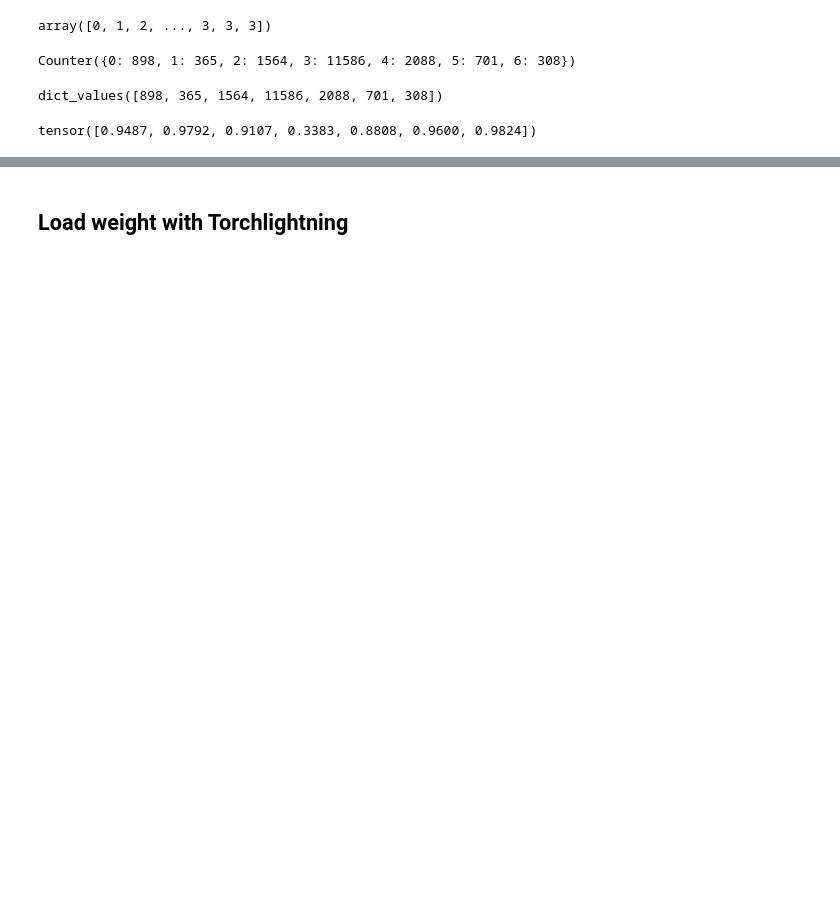
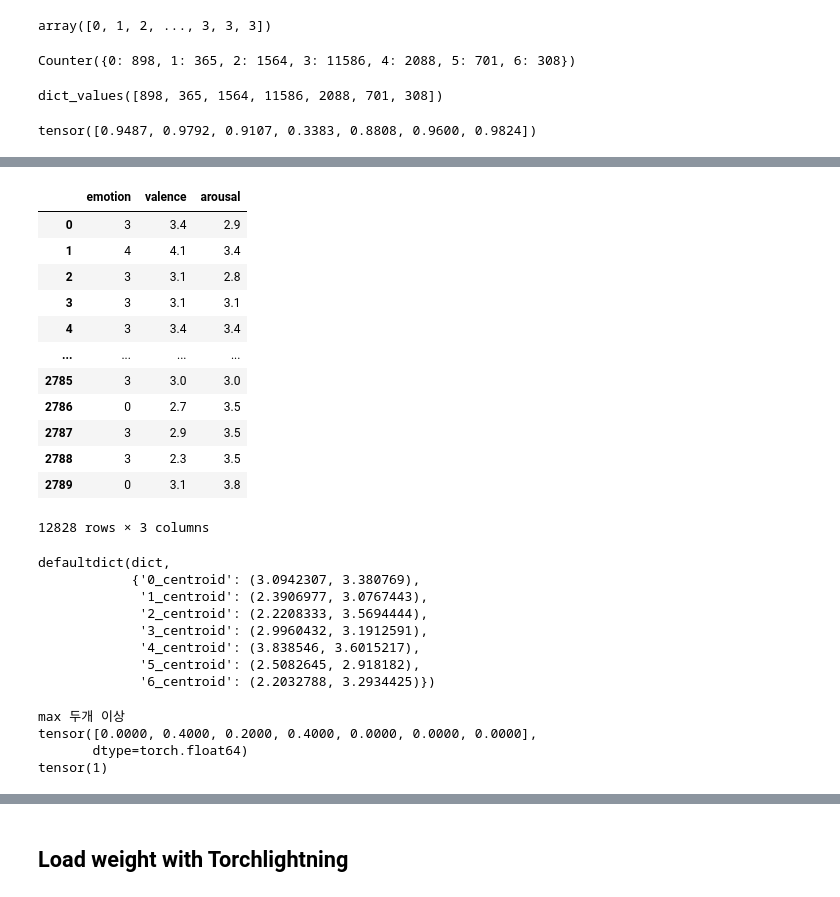
Before and after one commit to 1pha/MulitmodalERC-TensorMixerNetwork, a Jupyter notebook: modeling.ipynb, the cells around one changed output, grey strips where cells are left out. Drawn from its saved outputs; the diff is of its cells as text; code cells hidden in the pictures; blank space fills up the shorter version.

```diff
--- a/modeling.ipynb
+++ b/modeling.ipynb
@@ -163 +348,63 @@ tensor([0.9487, 0.9792, 0.9107, 0.3383, 0.8808, 0.9600, 0.9824])
+# %%
+# get centroid
+import logging
+import hydra
+import pandas as pd
+
+
+import torch.nn as  nn
+
+from torch.utils.data import DataLoader
+from datasets import load_from_disk
+
+import erc
+
+train_dataset = load_from_disk("/home/hoesungryu/etri-erc/kemdy20_train4")
+valid_dataset = load_from_disk("/home/hoesungryu/etri-erc/kemdy20_valid4")
+
+
+def dataset2df(dataset, columns = ['emotion','valence','arousal']):
+    df = pd.DataFrame()
+    for column in columns:
+        df[column] = dataset[column]
+    return df
+
+train_df = dataset2df(train_dataset)
+valid_df = dataset2df(valid_dataset)
+
+total_df = pd.concat([train_df,valid_df], axis=0)
+display(total_df)
+# Get Centroid ...
+from collections import defaultdict
+
+emotion_va_dict = defaultdict(dict)
+
+for emotion_idx in range(0,7):
+    valence = total_df[total_df['emotion']==emotion_idx]['valence'].mean()
+    arousal = total_df[total_df['emotion']==emotion_idx]['arousal'].mean()
+    # print()
+    emotion_va_dict[f'{emotion_idx}_centroid'] = (valence, arousal)
+emotion_va_dict
+# %% [output]
+|  | emotion | valence | arousal |
+| 0 | 3 | 3.4 | 2.9 |
+| 1 | 4 | 4.1 | 3.4 |
+| 2 | 3 | 3.1 | 2.8 |
+| 3 | 3 | 3.1 | 3.1 |
+| 4 | 3 | 3.4 | 3.4 |
+| ... | ... | ... | ... |
+| 2785 | 3 | 3.0 | 3.0 |
+| 2786 | 0 | 2.7 | 3.5 |
+| 2787 | 3 | 2.9 | 3.5 |
+| 2788 | 3 | 2.3 | 3.5 |
+| 2789 | 0 | 3.1 | 3.8 |
+12828 rows × 3 columns
+defaultdict(dict,
+            {'0_centroid': (3.0942307, 3.380769),
+             '1_centroid': (2.3906977, 3.0767443),
+             '2_centroid': (2.2208333, 3.5694444),
+             '3_centroid': (2.9960432, 3.1912591),
+             '4_centroid': (3.838546, 3.6015217),
+             '5_centroid': (2.5082645, 2.918182),
+             '6_centroid': (2.2032788, 3.2934425)})
 # %%
@@ -182,0 +484,16 @@ preprocess: bool = True
+# %%
+for batch in ds:
+    tmp_emotion = torch.tensor(batch['emotion'].astype(float))
+    deuce_mask = (tmp_emotion == tmp_emotion.max())
+    if len(tmp_emotion[deuce_mask]) > 1:
+        regress = torch.stack([batch['valence'], batch["arousal"]])
+        gt_emotion = find_deuce_label(regress, deuce_mask)
+
+    else:
+
+        gt_emotion = tmp_emotion.argmax()
+# %% [output]
+max 두개 이상
+tensor([0.0000, 0.4000, 0.2000, 0.4000, 0.0000, 0.0000, 0.0000],
+       dtype=torch.float64)
+tensor(1)
```
Also changed, not shown: parts of 59 cells of this notebook, 8 other files.
